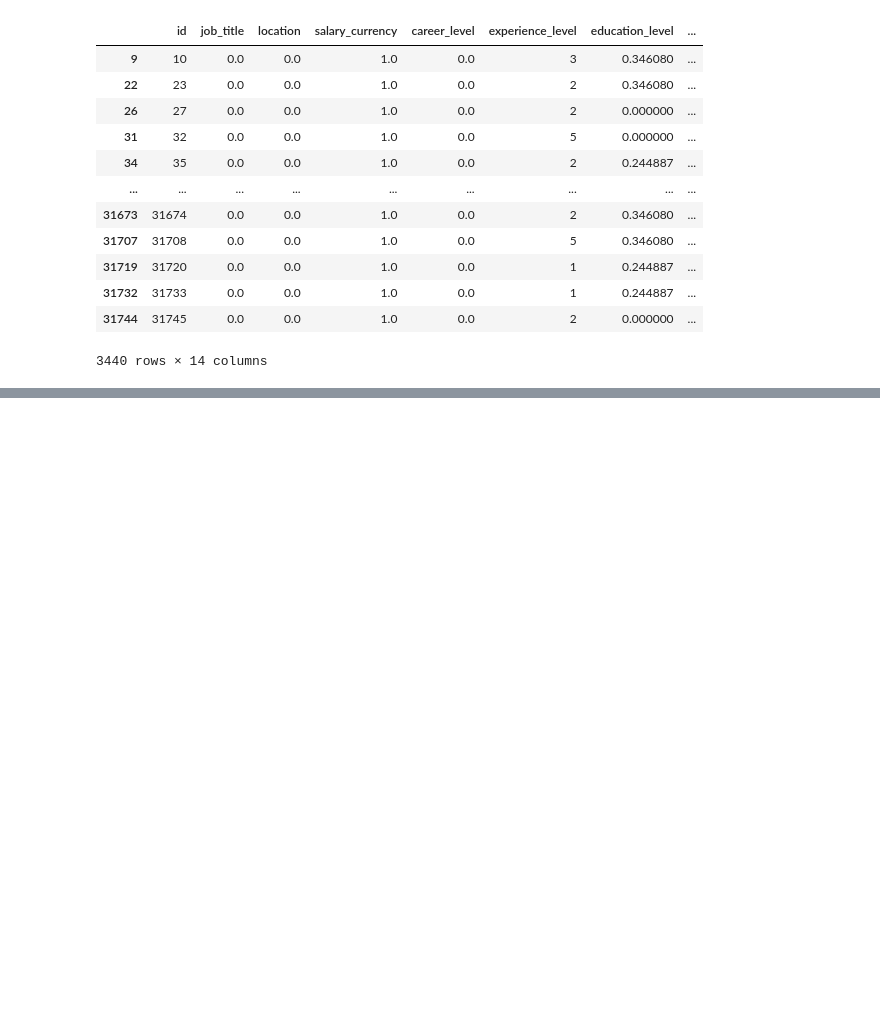
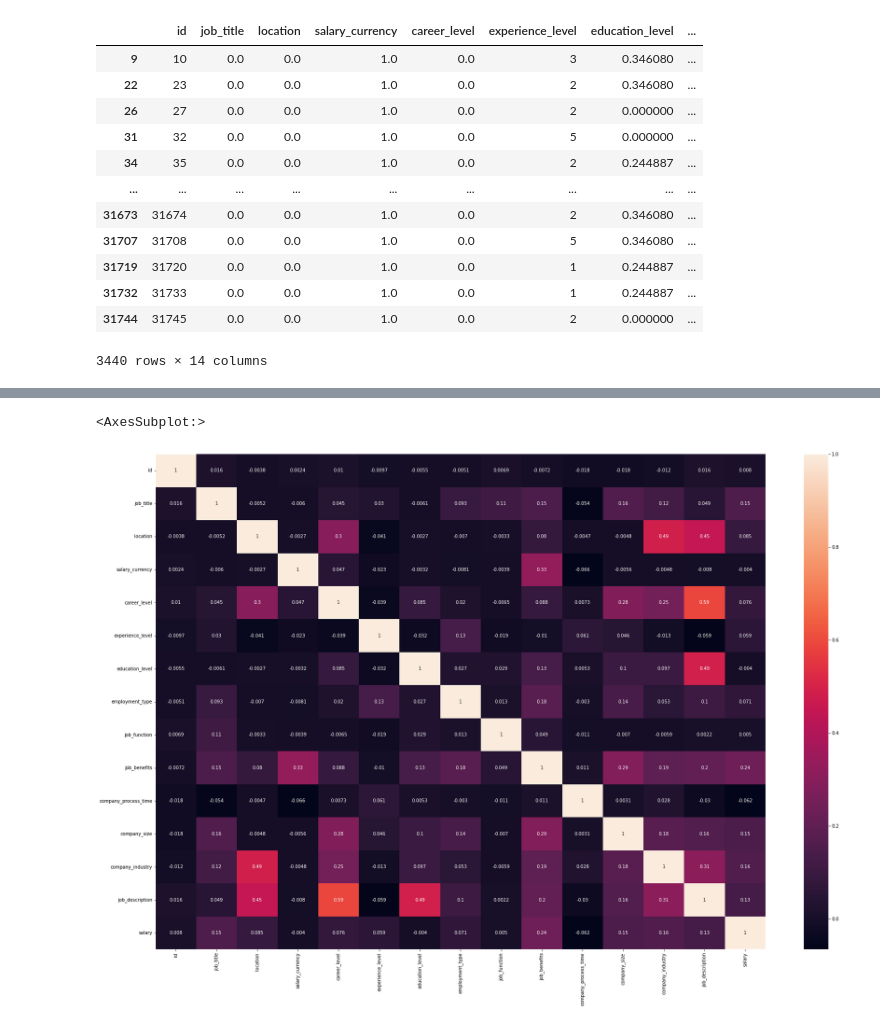
Before and after one commit to TeguhPermana666/Find_IT, a Jupyter notebook: Analisis.ipynb, the cells around one changed output, grey strips where cells are left out. Cells and saved outputs as stored; diff of their text form; code cells hidden in the pictures; blank space fills up the shorter version.

Commit message:
[Corelations Field]

```diff
--- a/Analisis.ipynb
+++ b/Analisis.ipynb
@@ -762,0 +778,4 @@ X_train
+# %%
+# look the corelations table with y field
+data_train=pd.concat([X_train,y_train],axis=1)
+data_train
@@ -762,0 +832,6 @@ X_train
+# %%
+plt.figure(figsize=(30,20))
+sns.heatmap(data_train.corr(),annot=True)
+# %% [output]
+<AxesSubplot:>
+[figure, added]
```
Also changed, not shown: parts of 6 cells of this notebook, 1 other file.
